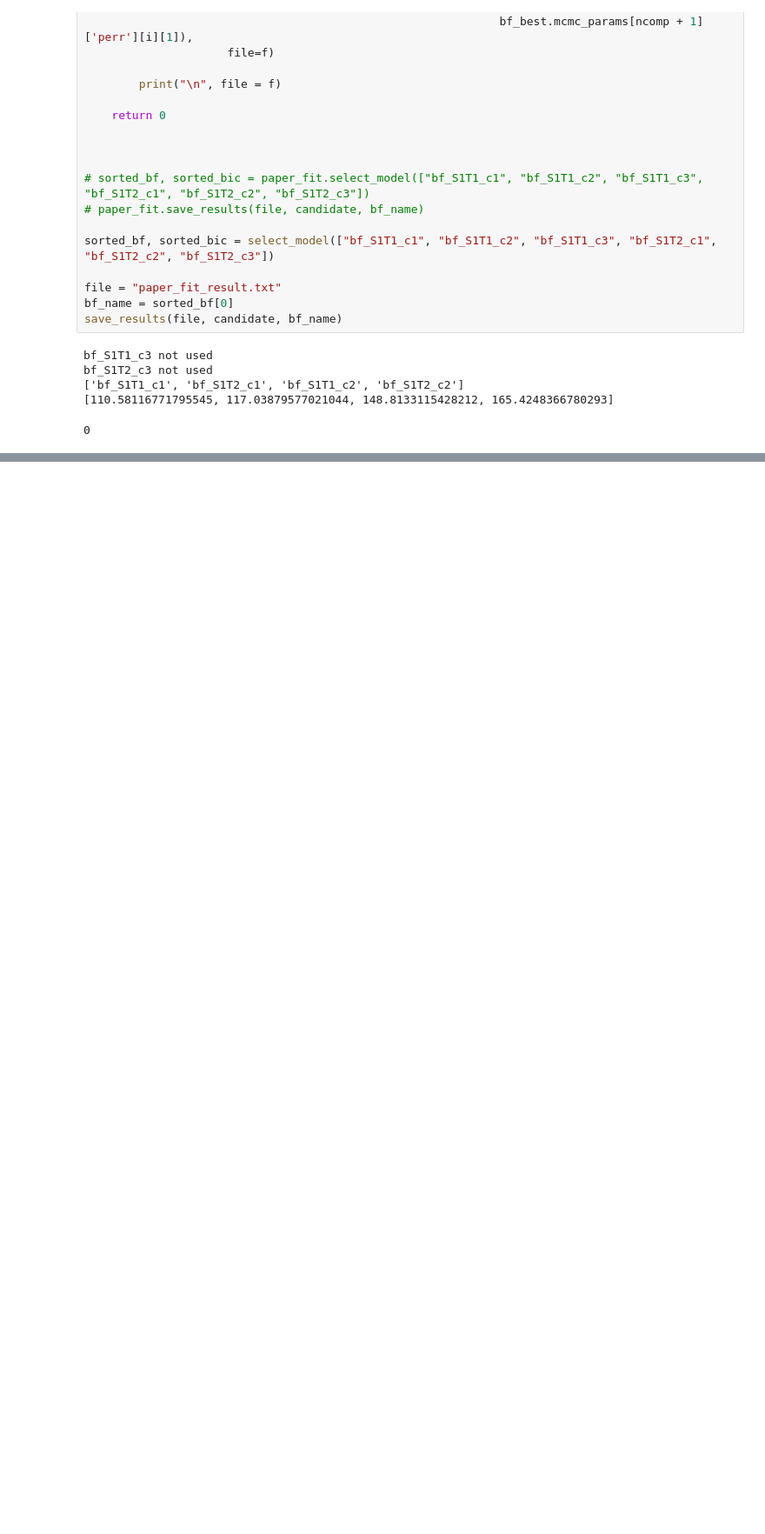
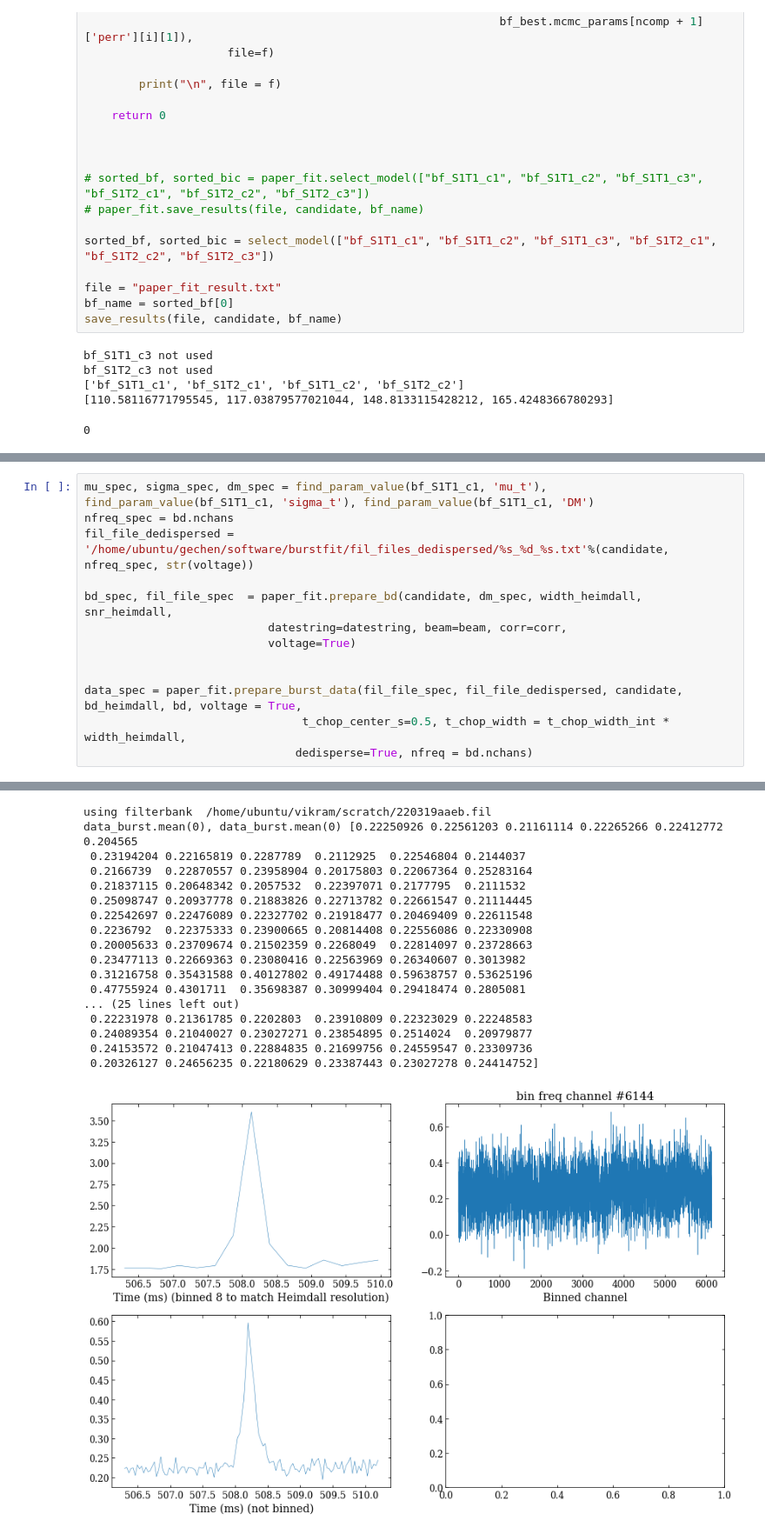
Before and after one commit to dsa110/burstfit, a Jupyter notebook: examples/BurstFit_paper_220319aaeb.ipynb, the cells around one changed output, grey strips where cells are left out. Shown at 87% size. Saved outputs shown, nothing was run; the diff lists cells and outputs as text; blank space fills up the shorter version.

```diff
--- a/examples/BurstFit_paper_220319aaeb.ipynb
+++ b/examples/BurstFit_paper_220319aaeb.ipynb
@@ -510,0 +675,14 @@ bd_heimdall.tstart
+# %%
+mu_spec, sigma_spec, dm_spec = find_param_value(bf_S1T1_c1, 'mu_t'), find_param_value(bf_S1T1_c1, 'sigma_t'), find_param_value(bf_S1T1_c1, 'DM')
+nfreq_spec = bd.nchans
+fil_file_dedispersed = '/home/ubuntu/gechen/software/burstfit/fil_files_dedispersed/%s_%d_%s.txt'%(candidate, nfreq_spec, str(voltage))
+
+bd_spec, fil_file_spec  = paper_fit.prepare_bd(candidate, dm_spec, width_heimdall, snr_heimdall,
+                           datestring=datestring, beam=beam, corr=corr,
+                           voltage=True)
+
+
+data_spec = paper_fit.prepare_burst_data(fil_file_spec, fil_file_dedispersed, candidate, bd_heimdall, bd, voltage = True,
+                                t_chop_center_s=0.5, t_chop_width = t_chop_width_int * width_heimdall,
+                               dedisperse=True, nfreq = bd.nchans)
+# %% [output]
@@ -510,0 +693,18 @@ bd_heimdall.tstart
+using filterbank  /home/ubuntu/vikram/scratch/220319aaeb.fil
+data_burst.mean(0), data_burst.mean(0) [0.22250926 0.22561203 0.21161114 0.22265266 0.22412772 0.204565
+ 0.23194204 0.22165819 0.2287789  0.2112925  0.22546804 0.2144037
+ 0.2166739  0.22870557 0.23958904 0.20175803 0.22067364 0.25283164
+ 0.21837115 0.20648342 0.2057532  0.22397071 0.2177795  0.2111532
+ 0.25098747 0.20937778 0.21883826 0.22713782 0.22661547 0.21114445
+ 0.22542697 0.22476089 0.22327702 0.21918477 0.20469409 0.22611548
+ 0.2236792  0.22375333 0.23900665 0.20814408 0.22556086 0.22330908
+ 0.20005633 0.23709674 0.21502359 0.2268049  0.22814097 0.23728663
+ 0.23477113 0.22669363 0.23080416 0.22563969 0.26340607 0.3013982
+ 0.31216758 0.35431588 0.40127802 0.49174488 0.59638757 0.53625196
+ 0.47755924 0.4301711  0.35698387 0.30999404 0.29418474 0.2805081
+... (25 lines left out)
+ 0.22231978 0.21361785 0.2202803  0.23910809 0.22323029 0.22248583
+ 0.24089354 0.21040027 0.23027271 0.23854895 0.2514024  0.20979877
+ 0.24153572 0.21047413 0.22884835 0.21699756 0.24559547 0.23309736
+ 0.20326127 0.24656235 0.22180629 0.23387443 0.23027278 0.24414752]
+[figure, added]
```
Also changed, not shown: parts of 23 cells of this notebook, 4 other files.
